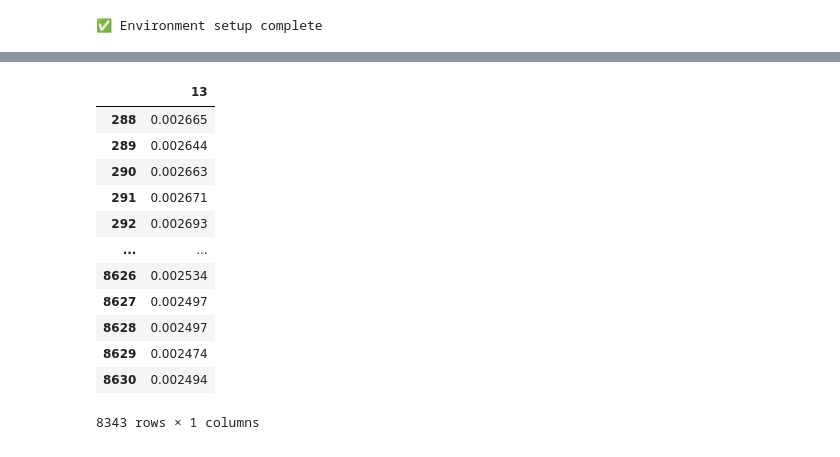
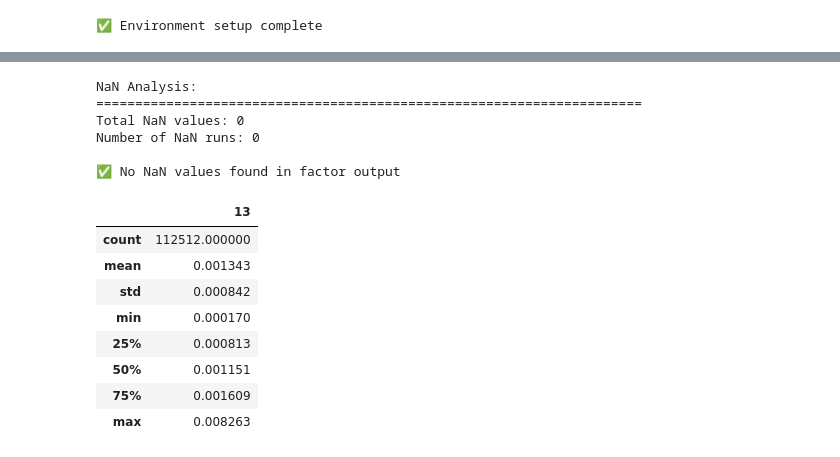
Before and after one commit to Arandott/nautilus_trader, a Jupyter notebook: factorexp_backtest/research/notebooks/factor_playground.ipynb, the cells around one changed output, grey strips where cells are left out. Cells and saved outputs as stored; diff of their text form; code cells hidden in the pictures.

```diff
--- a/factorexp_backtest/research/notebooks/factor_playground.ipynb
+++ b/factorexp_backtest/research/notebooks/factor_playground.ipynb
@@ -251,0 +468,44 @@ NaN count: 0 (0.00%)
+# %%
+# ============================================================================
+# 5. NaN Analysis
+# ============================================================================
+
+is_nan = result['factor_value'].isna()
+nan_transitions = is_nan.astype(int).diff().fillna(0)
+
+# Find consecutive NaN runs
+nan_runs = []
+run_start = None
+
+for idx, (is_nan_val, transition) in enumerate(zip(is_nan, nan_transitions)):
+    if transition == 1:  # Start of NaN run
+        run_start = idx
+    elif transition == -1 and run_start is not None:  # End of NaN run
+        nan_runs.append((run_start, idx - 1))
+        run_start = None
+
+# Handle case where NaN run extends to end
+if run_start is not None:
+    nan_runs.append((run_start, len(is_nan) - 1))
+
+print("NaN Analysis:")
+print("=" * 70)
+print(f"Total NaN values: {is_nan.sum()}")
+print(f"Number of NaN runs: {len(nan_runs)}")
+
+if nan_runs:
+    run_lengths = [end - start + 1 for start, end in nan_runs]
+    print(f"\nLongest NaN run: {max(run_lengths)} bars")
+    print(f"Average NaN run length: {np.mean(run_lengths):.2f} bars")
+    print(f"\nFirst 5 NaN runs (start_idx, end_idx, length):")
+    for i, (start, end) in enumerate(nan_runs[:5]):
+        print(f"  Run {i+1}: ({start}, {end}, {end-start+1} bars)")
+else:
+    print("\n✅ No NaN values found in factor output")
+# %% [output]
+NaN Analysis:
+======================================================================
+Total NaN values: 0
+Number of NaN runs: 0
+
+✅ No NaN values found in factor output
@@ -252,19 +563,14 @@ NaN count: 0 (0.00%)
 # %%
-# read /Users/arandott/Desktop/documents_for_work/Chaochien/nautilus_trader/factorexp_backtest/data/demo_factor.parquet
-bck = pd.read_csv('/Users/arandott/Desktop/documents_for_work/Chaochien/nautilus_trader/factorexp_backtest/data/demo_factor.parquet')
-bck = bck.iloc[288:(8343 + 288), 14:15]
-bck
+# read /Users/arandott/Desktop/documents_for_work/Chaochien/nautilus_trader/factorexp_backtest/data/smtmny1_abs_ret_to_volume_vwap_ret_abs_mean_shigh_96.csv
+df = pd.read_csv("/Users/arandott/Desktop/documents_for_work/Chaochien/nautilus_trader/factorexp_backtest/data/smtmny1_abs_ret_to_volume_vwap_ret_abs_mean_shigh_96.csv")
+df.iloc[288:, 14:15].describe()
 # %% [output]
 |  | 13 |
-| 288 | 0.002665 |
-| 289 | 0.002644 |
-| 290 | 0.002663 |
-| 291 | 0.002671 |
-| 292 | 0.002693 |
-| ... | ... |
-| 8626 | 0.002534 |
-| 8627 | 0.002497 |
-| 8628 | 0.002497 |
-| 8629 | 0.002474 |
-| 8630 | 0.002494 |
+| count | 112512.000000 |
+| mean | 0.001343 |
+| std | 0.000842 |
+| min | 0.000170 |
+| 25% | 0.000813 |
+| 50% | 0.001151 |
+| 75% | 0.001609 |
+| max | 0.008263 |
-8343 rows × 1 columns
```
Also changed, not shown: parts of 31 cells of this notebook, 18 other files.
